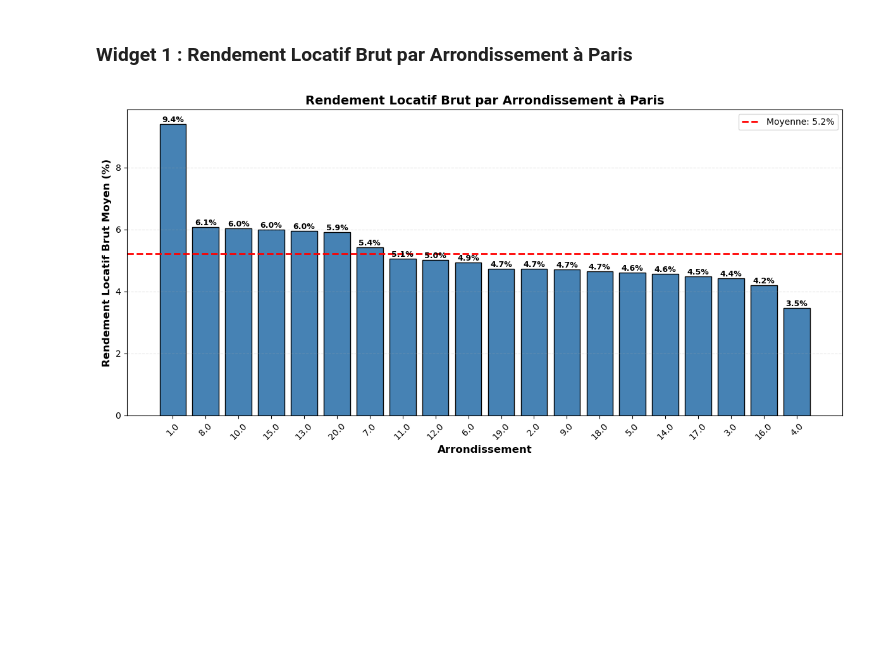
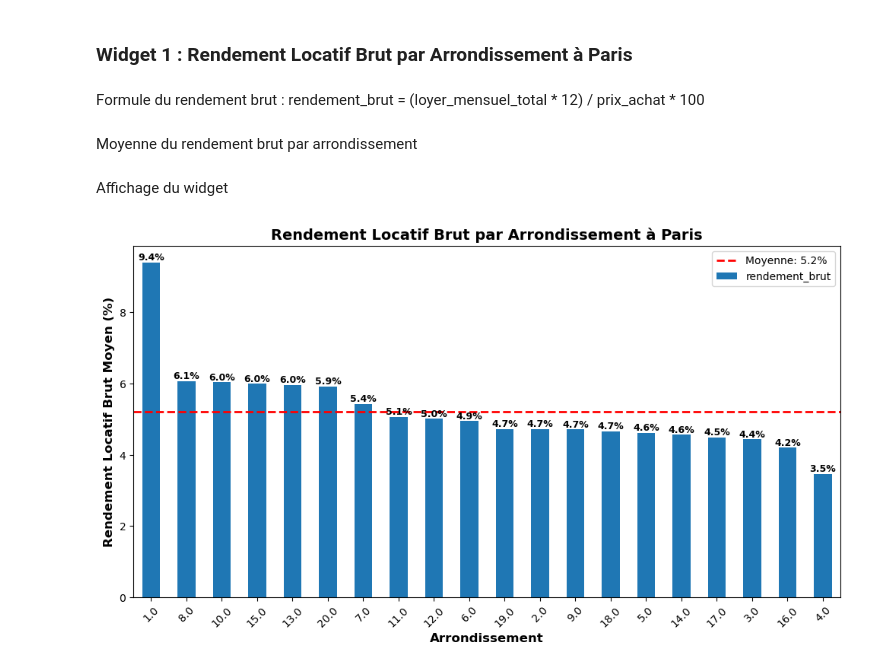
Before and after one commit to BaptVic78/AnalyseDonneesFoncieres, a Jupyter notebook: visualisation.ipynb, the cells around one changed output. Drawn from its saved outputs; the diff is of its cells as text; code cells hidden in the pictures; blank space fills up the shorter version.

Commit message:
Widget Rendement Locatif Brut par Arrondissement à Paris terminé

```diff
--- a/visualisation.ipynb
+++ b/visualisation.ipynb
@@ -8,29 +8,9 @@ import seaborn as sns
 df = pd.read_csv("dvf_loyers.csv", sep=";")
 # %% [markdown]
 ### Widget 1 : Rendement Locatif Brut par Arrondissement à Paris
-# %%
-df['rendement_brut'] = (df['loyer_ref_m2'] * 12 * df['surface_reelle_bati']) / df['valeur_fonciere'] * 100
-
-rendement_arr = df.groupby('arrondissement')['rendement_brut'].mean().sort_values(ascending=False)
-
-fig, ax = plt.subplots(figsize=(12, 6))
-bars = ax.bar(rendement_arr.index.astype(str), rendement_arr.values, color='steelblue', edgecolor='black')
-
-for i, bar in enumerate(bars):
-    height = bar.get_height()
-    ax.text(bar.get_x() + bar.get_width()/2., height,
-            f'{height:.1f}%',
-            ha='center', va='bottom', fontsize=9, fontweight='bold')
-
-ax.set_xlabel('Arrondissement', fontsize=12, fontweight='bold')
-ax.set_ylabel('Rendement Locatif Brut Moyen (%)', fontsize=12, fontweight='bold')
-ax.set_title('Rendement Locatif Brut par Arrondissement à Paris', fontsize=14, fontweight='bold')
-ax.grid(axis='y', alpha=0.3, linestyle='--')
-ax.axhline(y=rendement_arr.mean(), color='red', linestyle='--', linewidth=2, label=f'Moyenne: {rendement_arr.mean():.1f}%')
-ax.legend()
-
-plt.xticks(rotation=45)
-plt.tight_layout()
-plt.show()
-# %% [output]
-[figure, removed]
+# %% [markdown]
+Formule du rendement brut : rendement_brut = (loyer_mensuel_total * 12) / prix_achat * 100
+# %%
+df['rendement_brut'] = (df['loyer_ref_m2'] * df['surface_reelle_bati'] * 12) / df['valeur_fonciere'] * 100
+# %% [markdown]
+Moyenne du rendement brut par arrondissement
@@ -36,0 +19,17 @@ plt.show()
+# %% [markdown]
+Affichage du widget
+# %%
+rendement_arr.plot(kind='bar', figsize=(12, 6))
+
+for i, v in enumerate(rendement_arr.values):
+    plt.text(i, v, f'{v:.1f}%', ha='center', va='bottom', fontsize=9, fontweight='bold')
+
+plt.xlabel('Arrondissement', fontsize=12, fontweight='bold')
+plt.ylabel('Rendement Locatif Brut Moyen (%)', fontsize=12, fontweight='bold')
+plt.title('Rendement Locatif Brut par Arrondissement à Paris', fontsize=14, fontweight='bold')
+plt.axhline(y=rendement_arr.mean(), color='red', linestyle='--', linewidth=2, label=f'Moyenne: {rendement_arr.mean():.1f}%')
+plt.legend()
+plt.xticks(rotation=45)
+plt.show()
+# %% [output]
+[figure, added]
```
Also changed, not shown: parts of 1 cell of this notebook.
